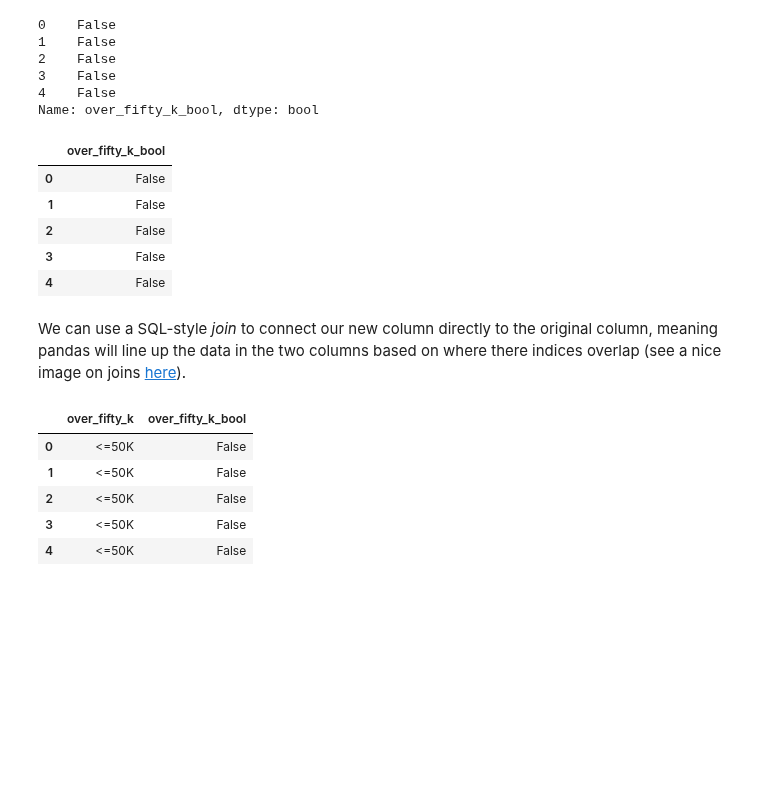
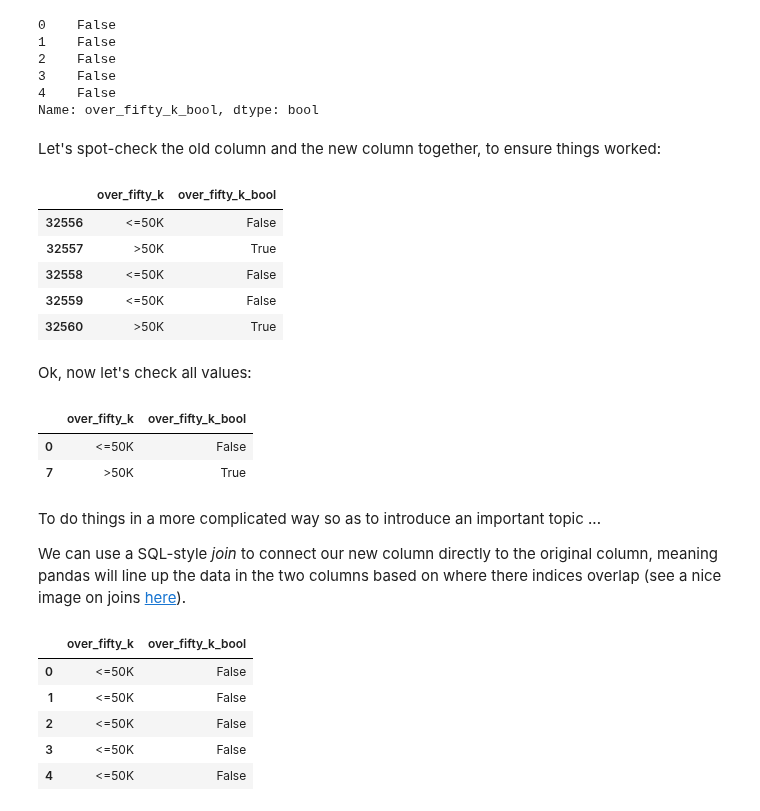
Before and after one commit to lermana/python_fundamentals, a Jupyter notebook: basics/pandas_basics.ipynb, the cells around one changed output. Cells and saved outputs as stored; diff of their text form; code cells hidden in the pictures; blank space fills up the shorter version.

```diff
--- a/basics/pandas_basics.ipynb
+++ b/basics/pandas_basics.ipynb
@@ -421,4 +451,4 @@ data.over_fifty_k.str.strip().unique()
 array(['<=50K', '>50K'], dtype=object)
 # %%
 def is_over_fifty_k(income):
-    return income.strip() == ">50K"
+    return str(income).strip().upper() == ">50K"
@@ -443,16 +479,28 @@ data.over_fifty_k_bool.head()
 3    False
 4    False
 Name: over_fifty_k_bool, dtype: bool
+# %% [markdown]
+Let's spot-check the old column and the new column together, to ensure things worked:
 # %%
-data.over_fifty_k_bool.to_frame().head()
+data[["over_fifty_k", "over_fifty_k_bool"]].tail()
 # %% [output]
-|  | over_fifty_k_bool |
-| 0 | False |
-| 1 | False |
-| 2 | False |
-| 3 | False |
-| 4 | False |
+|  | over_fifty_k | over_fifty_k_bool |
+| 32556 | <=50K | False |
+| 32557 | >50K | True |
+| 32558 | <=50K | False |
+| 32559 | <=50K | False |
+| 32560 | >50K | True |
+# %% [markdown]
+Ok, now let's check all values:
+# %%
+data[["over_fifty_k", "over_fifty_k_bool"]].drop_duplicates()
+# %% [output]
+|  | over_fifty_k | over_fifty_k_bool |
+| 0 | <=50K | False |
+| 7 | >50K | True |
 # %% [markdown]
+To do things in a more complicated way so as to introduce an important topic ...
+
 We can use a SQL-style _join_ to connect our new column directly to the original column, meaning pandas will line up the data in the two columns based on where there indices overlap (see a nice image on joins [here](http://i.imgur.com/1m55Wqo.jpg)).
 # %%
 data.over_fifty_k.to_frame().join(data.over_fifty_k_bool).head()
```
Also changed, not shown: parts of 76 cells of this notebook, 1 other file.
